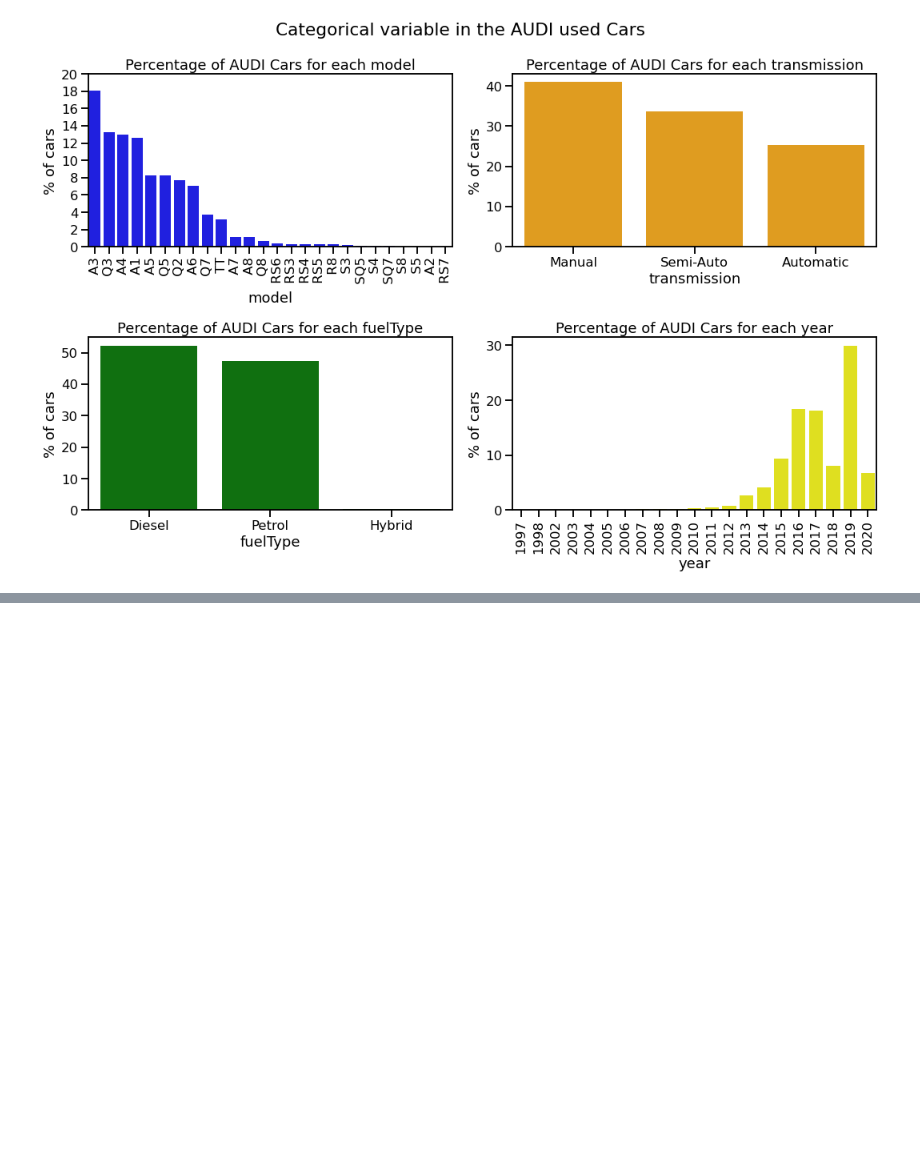
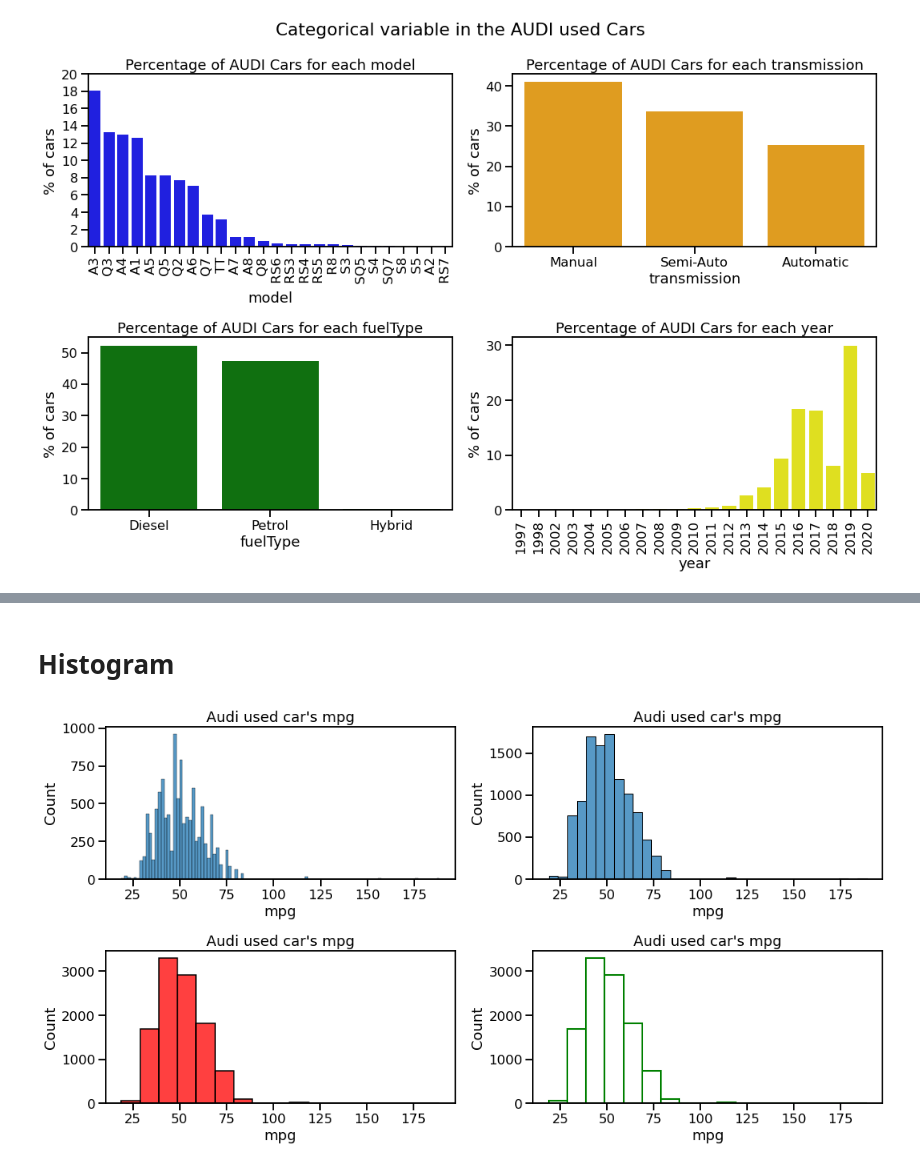
Before and after one commit to MdTawhidIslam/Audi_used_car_analysis, a Jupyter notebook: Audi_used_car_EDA.ipynb, the cells around one changed output, grey strips where cells are left out. Cells and saved outputs as stored; diff of their text form; code cells hidden in the pictures; blank space fills up the shorter version.

```diff
--- a/Audi_used_car_EDA.ipynb
+++ b/Audi_used_car_EDA.ipynb
@@ -441,0 +465,31 @@ plt.savefig("barplot of AUDI.png")
+# %% [markdown]
+# Histogram
+# %%
+plt.figure(figsize=(15,8))
+
+plt.subplot(2,2,1)
+sns.histplot(data=df, x='mpg')
+#plt.xticks(np.arange(0,151,20))
+plt.title("Audi used car's mpg")
+
+plt.subplot(2,2,2)
+sns.histplot(data=df, x='mpg', binwidth=5)
+#plt.xticks(np.arange(0,151,20))
+plt.title("Audi used car's mpg")
+
+plt.subplot(2,2,3)
+sns.histplot(data=df, x='mpg', binwidth=10, color='red')
+#plt.xticks(np.arange(0,151,20))
+plt.title("Audi used car's mpg")
+
+plt.subplot(2,2,4)
+sns.histplot(data=df, x='mpg', binwidth=10, color='green', fill=False)
+plt.title("Audi used car's mpg")
+
+
+
+
+plt.tight_layout()
+plt.show()
+# %% [output]
+[figure, added]
```
Also changed, not shown: parts of 10 cells of this notebook.
